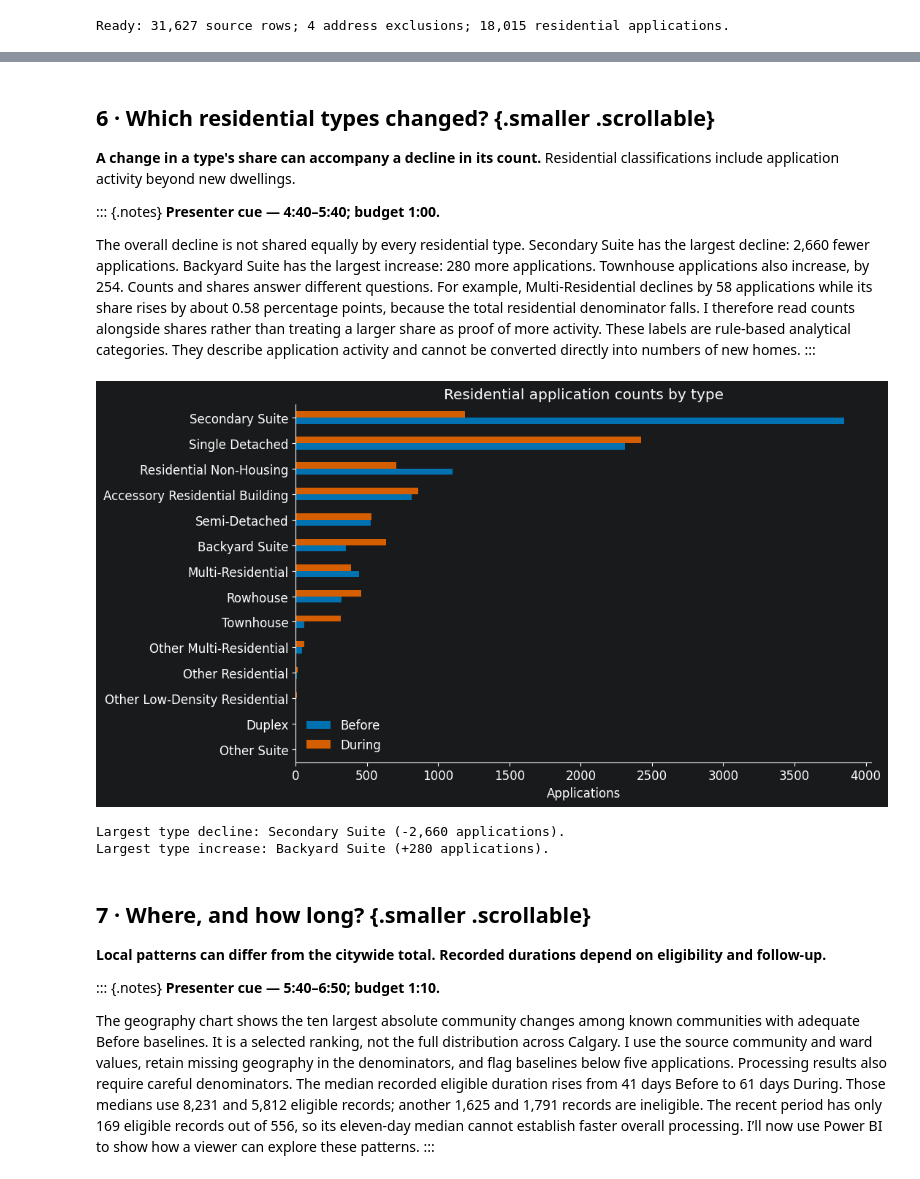
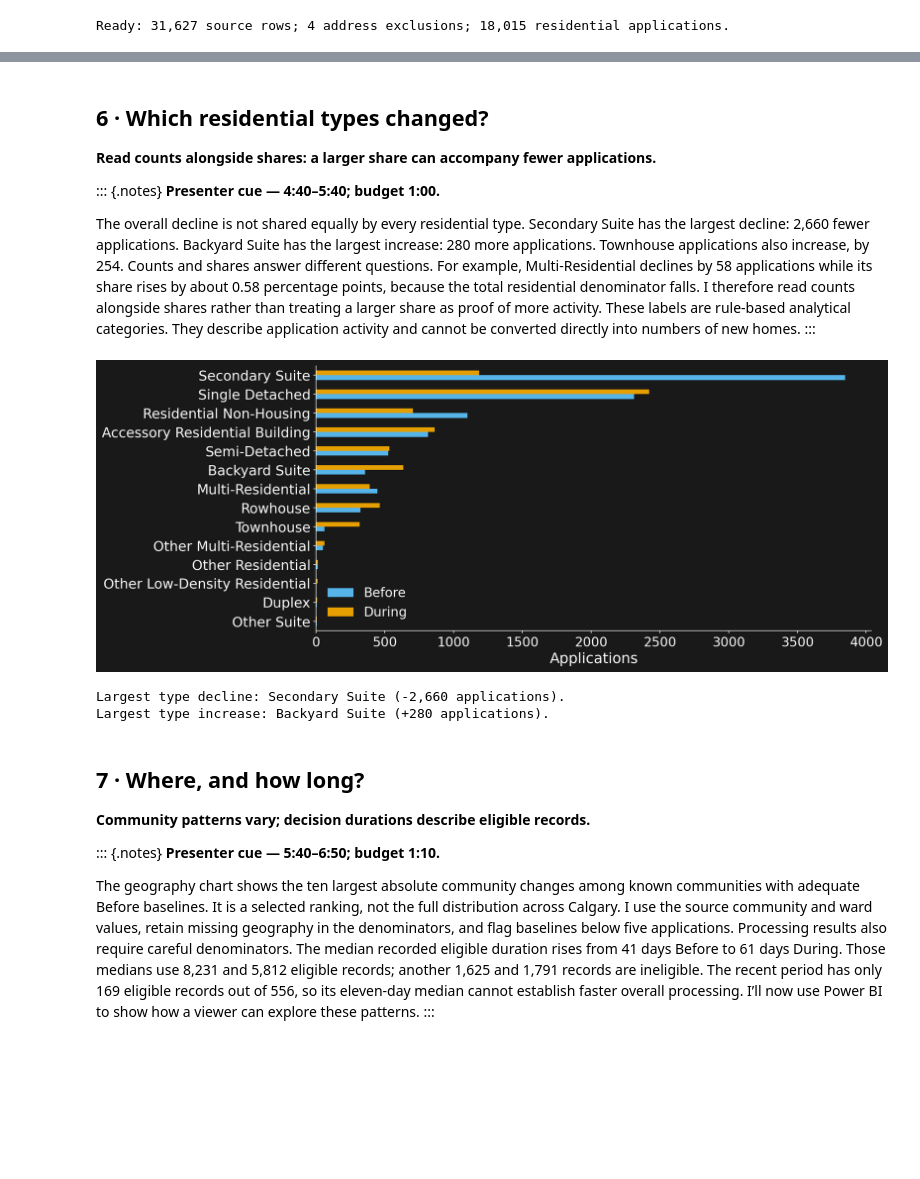
Before and after one commit to alby1976/Data110_DP_Activity, a Jupyter notebook: notebooks/03_ten_minute_presentation.ipynb, the cells around one changed output, grey strips where cells are left out. Drawn from its saved outputs; the diff is of its cells as text; code cells hidden in the pictures; blank space fills up the shorter version.

```diff
--- a/notebooks/03_ten_minute_presentation.ipynb
+++ b/notebooks/03_ten_minute_presentation.ipynb
@@ -203,8 +203,9 @@ assert not any(issue.severity == "error" for issue in schema_issues)
 classification_validation = ClassificationValidator().validate(featured, rules=rules)
 assert_frame_equal(raw, raw_before)
 PRIMARY = covered_labels[:2]
-COLORS = ["#0072B2", "#D55E00"]
-plt.rcParams.update({"figure.figsize": (11, 5), "font.size": 12, "axes.spines.top": False, "axes.spines.right": False})
+COLORS = ["#56B4E9", "#E69F00"]
+plt.style.use("dark_background")
+plt.rcParams.update({"figure.figsize": (14, 5), "figure.facecolor": "#191919", "axes.facecolor": "#191919", "font.size": 18, "axes.titlesize": 20, "axes.labelsize": 18, "xtick.labelsize": 16, "ytick.labelsize": 17, "legend.fontsize": 16, "axes.spines.top": False, "axes.spines.right": False})
 volume = analysis_tables["permit_volume"].set_index("Period")
 primary_volume = volume.loc[PRIMARY]
 count_change = (primary_volume.iloc[1]["PermitCount"] / primary_volume.iloc[0]["PermitCount"] - 1) * 100
@@ -343,7 +362,7 @@ During versus Before: -22.86% applications; -22.54% applications per 30 exposed
 # %% [markdown]
-## 6 · Which residential types changed? {.smaller .scrollable}
+## 6 · Which residential types changed?
 
-**A change in a type's share can accompany a decline in its count.** Residential classifications include application activity beyond new dwellings.
+**Read counts alongside shares: a larger share can accompany fewer applications.**
 
 ::: {.notes}
 **Presenter cue — 4:40–5:40; budget 1:00.**
@@ -353,29 +372,32 @@ The overall decline is not shared equally by every residential type. Secondary S
 # %%
 #| echo: false
 type_table = analysis_tables["type_summary"]
 type_counts = type_table.loc[type_table["Period"].isin(PRIMARY)].pivot(index="ResidentialType", columns="Period", values="PermitCount").reindex(columns=PRIMARY).fillna(0)
 type_counts = type_counts.loc[type_counts.sum(axis=1).sort_values().index]
-fig, ax = plt.subplots(figsize=(11, 6))
+fig, ax = plt.subplots(figsize=(14, 5.7))
 type_counts.plot.barh(ax=ax, color=COLORS)
-ax.set(title="Residential application counts by type", xlabel="Applications", ylabel="")
+ax.set(xlabel="Applications", ylabel="")
 ax.legend(frameon=False)
 plt.tight_layout()
-plt.show()
+chart_buffer = BytesIO()
+fig.savefig(chart_buffer, format="png", dpi=150, bbox_inches="tight")
+display(Image(data=chart_buffer.getvalue()))
+plt.close(fig)
 type_comparison = type_table.loc[type_table["Period"].eq(PRIMARY[1]), ["ResidentialType", "PermitCount", "AbsoluteChange", "TypeShare", "ShareChangePercentagePoints"]].copy()
 type_comparison["TypeShare"] = type_comparison["TypeShare"] * 100
 
 largest_decline = type_comparison.loc[type_comparison["AbsoluteChange"].idxmin()]
 largest_increase = type_comparison.loc[type_comparison["AbsoluteChange"].idxmax()]
 print(f"Largest type decline: {largest_decline['ResidentialType']} ({int(largest_decline['AbsoluteChange']):+,} applications).")
 print(f"Largest type increase: {largest_increase['ResidentialType']} ({int(largest_increase['AbsoluteChange']):+,} applications).")
 # %% [output]
-[figure, old version]
+[figure, new version]
 Largest type decline: Secondary Suite (-2,660 applications).
 Largest type increase: Backyard Suite (+280 applications).
 # %% [markdown]
-## 7 · Where, and how long? {.smaller .scrollable}
+## 7 · Where, and how long?
 
-**Local patterns can differ from the citywide total. Recorded durations depend on eligibility and follow-up.**
+**Community patterns vary; decision durations describe eligible records.**
 
 ::: {.notes}
 **Presenter cue — 5:40–6:50; budget 1:10.**
```
Also changed, not shown: parts of 20 cells of this notebook, 7 other files.
